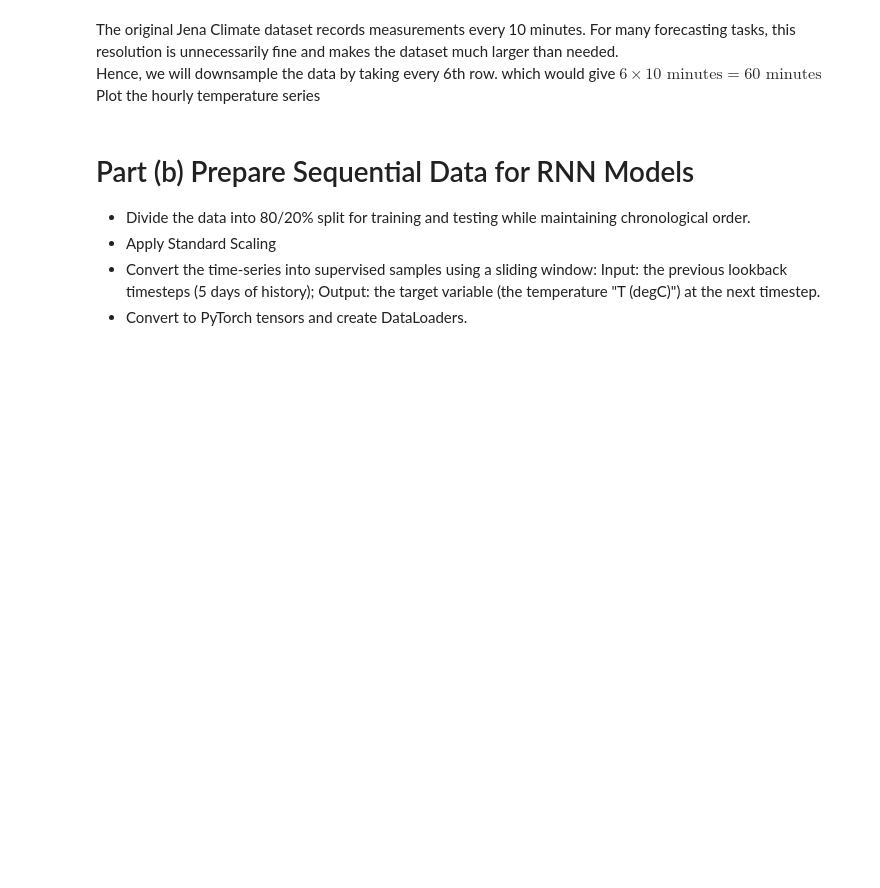
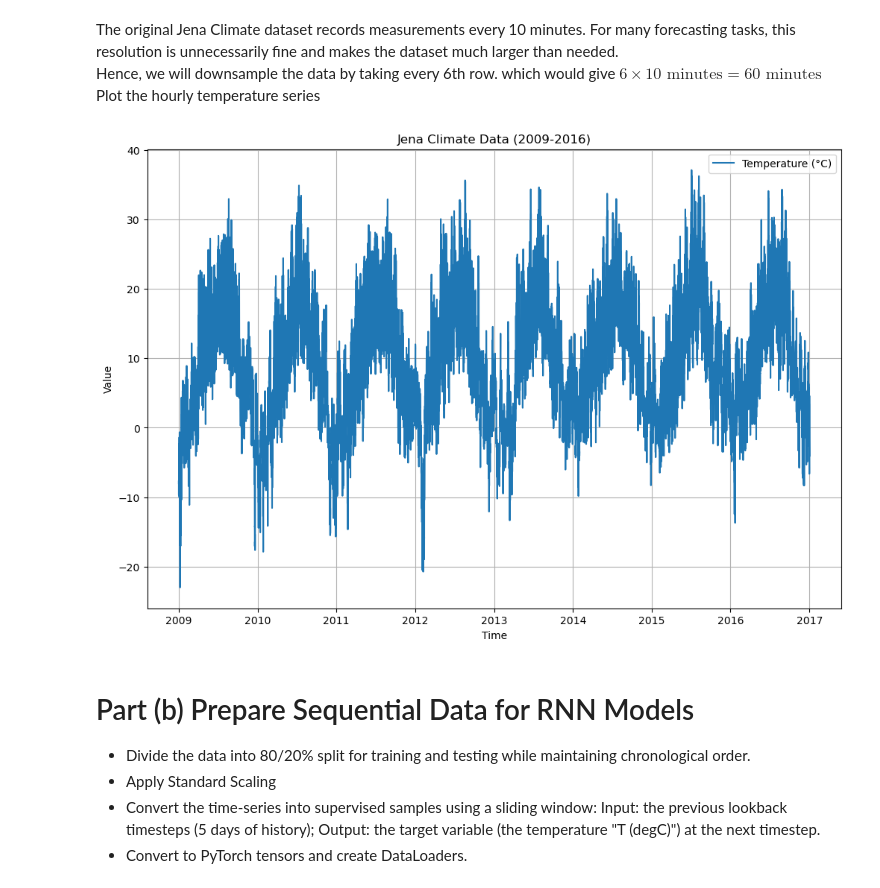
Before and after one commit to Arishtanemi4/ata, a Jupyter notebook: labs/worksheet5.ipynb, the cells around one changed output. Drawn from its saved outputs; the diff is of its cells as text; code cells hidden in the pictures; blank space fills up the shorter version.

```diff
--- a/labs/worksheet5.ipynb
+++ b/labs/worksheet5.ipynb
@@ -258,3 +329,19 @@ df = df.iloc[::6].copy()
+# %%
+import matplotlib.pyplot as plt
+
+# Plot
+##TODO
+
+figure = plt.figure(figsize=(12, 8))
+plt.plot(df.index, df["T (degC)"], label="Temperature (°C)", color="tab:blue")
+plt.xlabel("Time")
+plt.ylabel("Value")
+plt.title("Jena Climate Data (2009-2016)")
+plt.legend()
+plt.grid()
+plt.show()
+# %% [output]
+[figure, added]
 # %% [markdown]
 # Part (b) Prepare Sequential Data for RNN Models
 - Divide the data into 80/20\% split for training and testing while maintaining chronological order.
```
Also changed, not shown: parts of 17 cells of this notebook, 1 other file.
